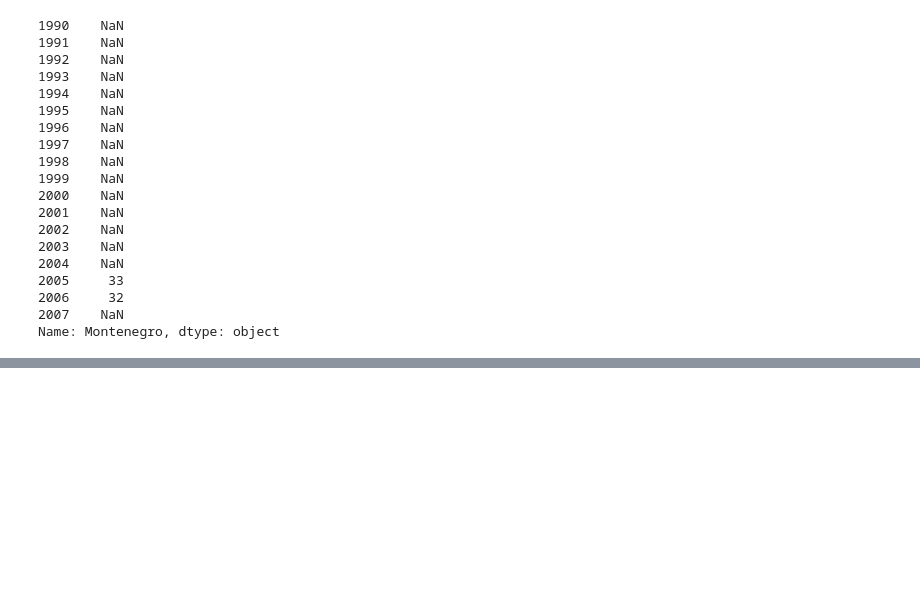
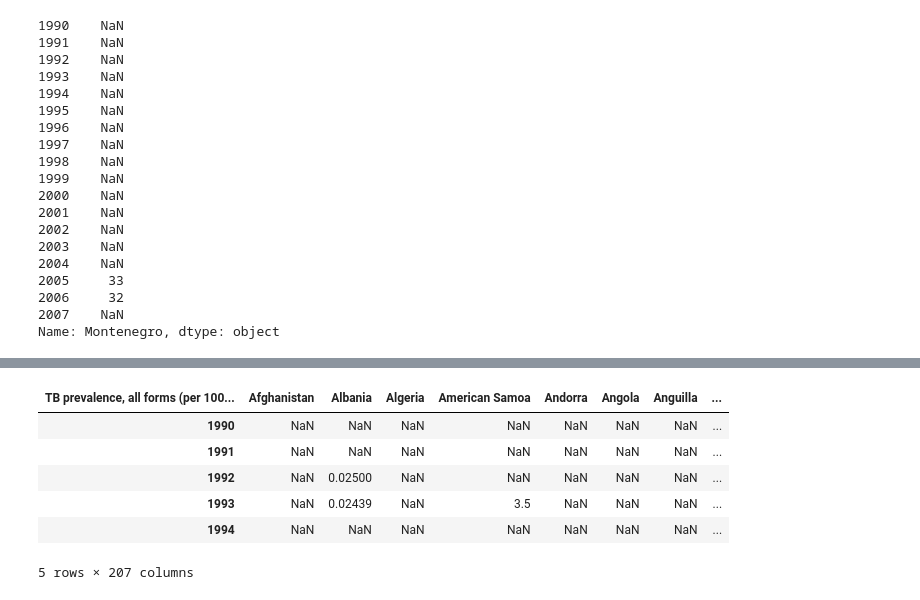
Before and after one commit to ranjeetgarodia/CaseStudy_EDA, a Jupyter notebook: CaseStudy_TB.ipynb, the cells around one changed output, grey strips where cells are left out. Cells and saved outputs as stored; diff of their text form; code cells hidden in the pictures; blank space fills up the shorter version.

```diff
--- a/CaseStudy_TB.ipynb
+++ b/CaseStudy_TB.ipynb
@@ -78,0 +142,10 @@ Name: Montenegro, dtype: object
+# %%
+existing_df_pct_change[existing_df_pct_change[country_name] > 0.0].head()
+# %% [output]
+| TB prevalence, all forms (per 100... | Afghanistan | Albania | Algeria | American Samoa | Andorra | Angola | Anguilla | ... |
+| 1990 | NaN | NaN | NaN | NaN | NaN | NaN | NaN | ... |
+| 1991 | NaN | NaN | NaN | NaN | NaN | NaN | NaN | ... |
+| 1992 | NaN | 0.02500 | NaN | NaN | NaN | NaN | NaN | ... |
+| 1993 | NaN | 0.02439 | NaN | 3.5 | NaN | NaN | NaN | ... |
+| 1994 | NaN | NaN | NaN | NaN | NaN | NaN | NaN | ... |
+5 rows × 207 columns
```
Also changed, not shown: parts of 20 cells of this notebook.
